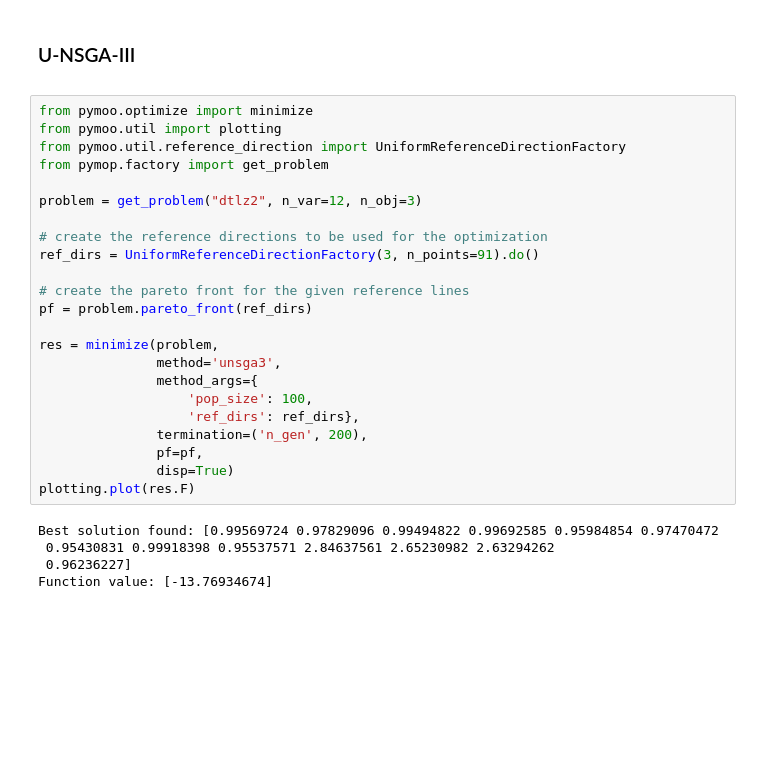
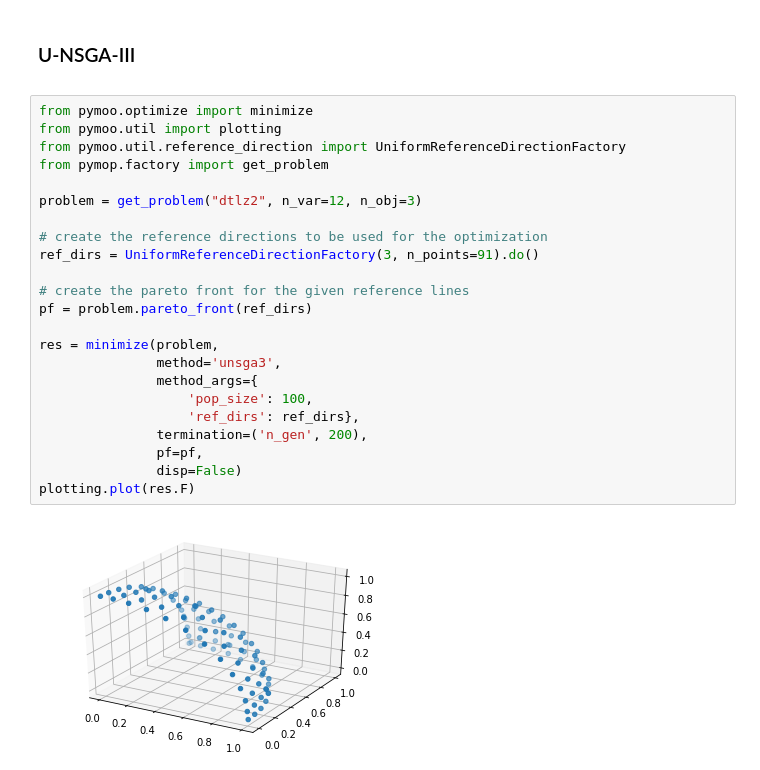
Before and after one commit to anyoptimization/pymoo, a Jupyter notebook: docs/source/algorithms_unsga3.ipynb, the cells around one changed output. Drawn from its saved outputs; the diff is of its cells as text; blank space fills up the shorter version.

```diff
--- a/docs/source/algorithms_unsga3.ipynb
+++ b/docs/source/algorithms_unsga3.ipynb
@@ -6,28 +6,25 @@
 # %%
 from pymoo.optimize import minimize
 from pymoo.util import plotting
 from pymoo.util.reference_direction import UniformReferenceDirectionFactory
 from pymop.factory import get_problem
 
 problem = get_problem("dtlz2", n_var=12, n_obj=3)
 
 # create the reference directions to be used for the optimization
 ref_dirs = UniformReferenceDirectionFactory(3, n_points=91).do()
 
 # create the pareto front for the given reference lines
 pf = problem.pareto_front(ref_dirs)
 
 res = minimize(problem,
                method='unsga3',
                method_args={
                    'pop_size': 100,
                    'ref_dirs': ref_dirs},
                termination=('n_gen', 200),
                pf=pf,
-               disp=True)
+               disp=False)
 plotting.plot(res.F)
 # %% [output]
-Best solution found: [0.99569724 0.97829096 0.99494822 0.99692585 0.95984854 0.97470472
- 0.95430831 0.99918398 0.95537571 2.84637561 2.65230982 2.63294262
- 0.96236227]
-Function value: [-13.76934674]
+[figure, added]
```
Also changed, not shown: 15 other files.
